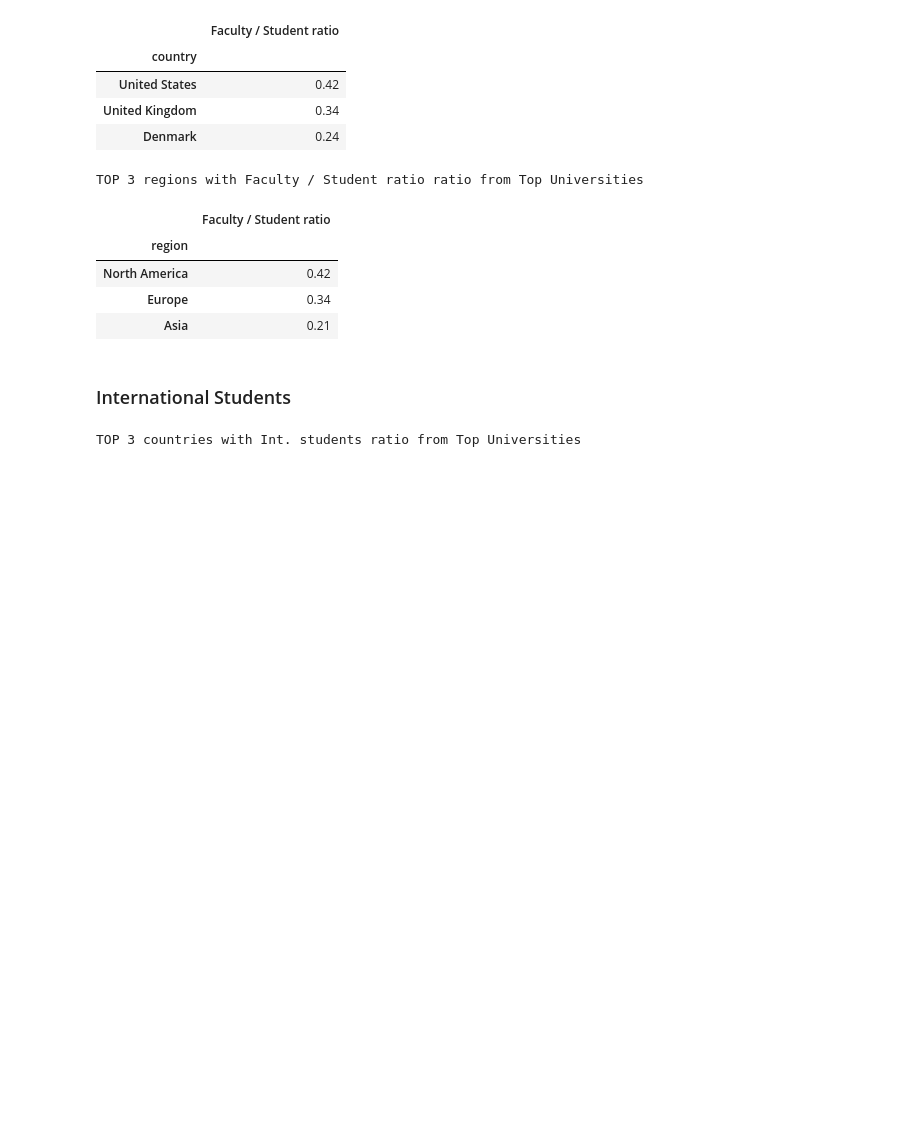
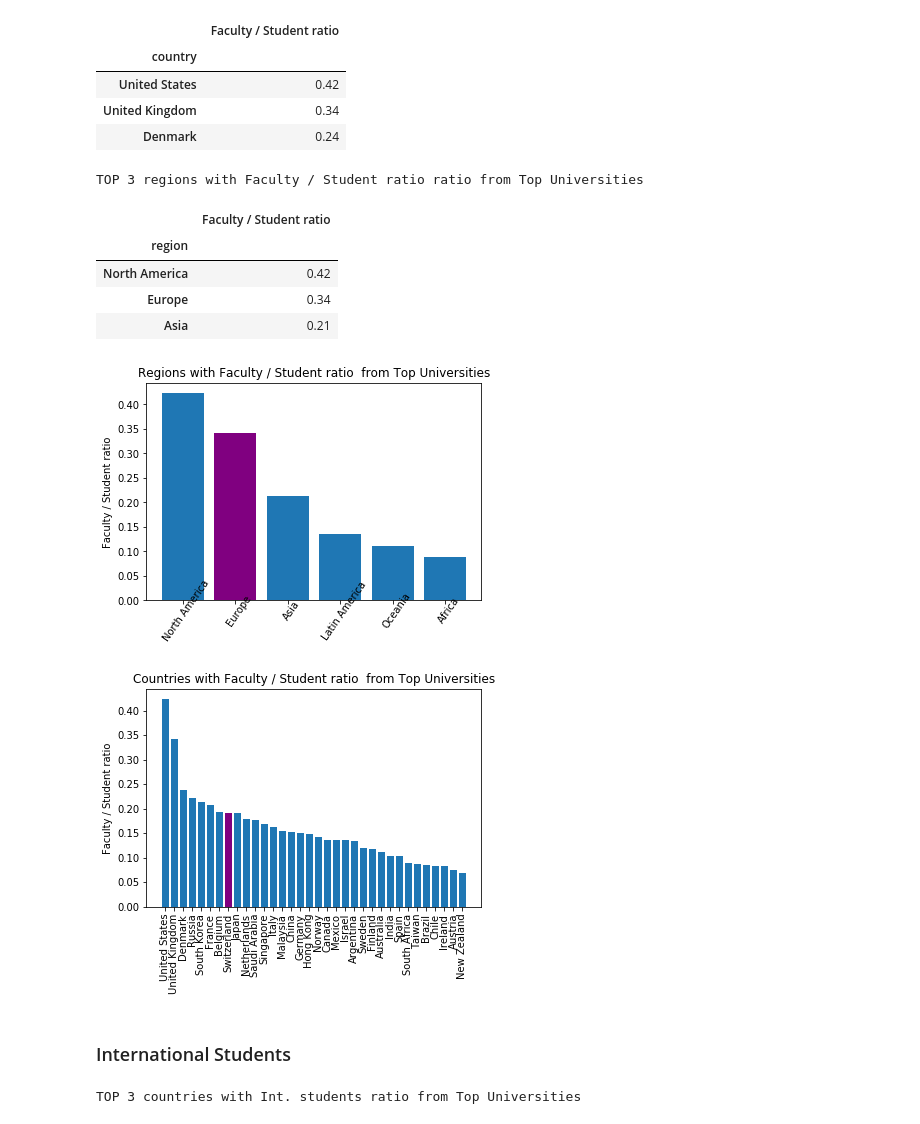
Before and after one commit to Amaumaury/ada-2017, a Jupyter notebook: 02 - Data from the Web/Homework2.ipynb, the cells around one changed output. Drawn from its saved outputs; the diff is of its cells as text; code cells hidden in the pictures; blank space fills up the shorter version.

Commit message:
Added charts. Finished maybe ?

```diff
--- a/02 - Data from the Web/Homework2.ipynb
+++ b/02 - Data from the Web/Homework2.ipynb
@@ -279,6 +281,29 @@ TOP 3 regions with Faculty / Student ratio ratio from Top Universities
 | North America | 0.42 |
 | Europe | 0.34 |
 | Asia | 0.21 |
+# %%
+plt.figure(1)
+values = by_region.head(10)['Faculty / Student ratio'].values
+length = len(values)
+names = by_region.head(10)['Faculty / Student ratio'].index
+plt.bar(range(0,length), values)
+plt.bar(1,values[1], color='purple') # set Europe to purple
+plt.xticks(range(0,length), names, rotation=55, rotation_mode='anchor')
+plt.ylabel('Faculty / Student ratio')
+plt.title('Regions with Faculty / Student ratio  from Top Universities')
+plt.figure(2)
+values = by_country['Faculty / Student ratio'].values
+length = len(values)
+names = by_country['Faculty / Student ratio'].index
+plt.bar(range(0,length), values)
+plt.bar(7,values[7], color='purple') # set CH to purple
+plt.xticks(range(0,length), names, rotation=90)
+plt.ylabel('Faculty / Student ratio')
+plt.title('Countries with Faculty / Student ratio  from Top Universities')
+plt.show()
+# %% [output]
+[figure, added]
+[figure, added]
 # %% [markdown]
 ### International Students
 # %%
```
Also changed, not shown: parts of 12 cells of this notebook.
